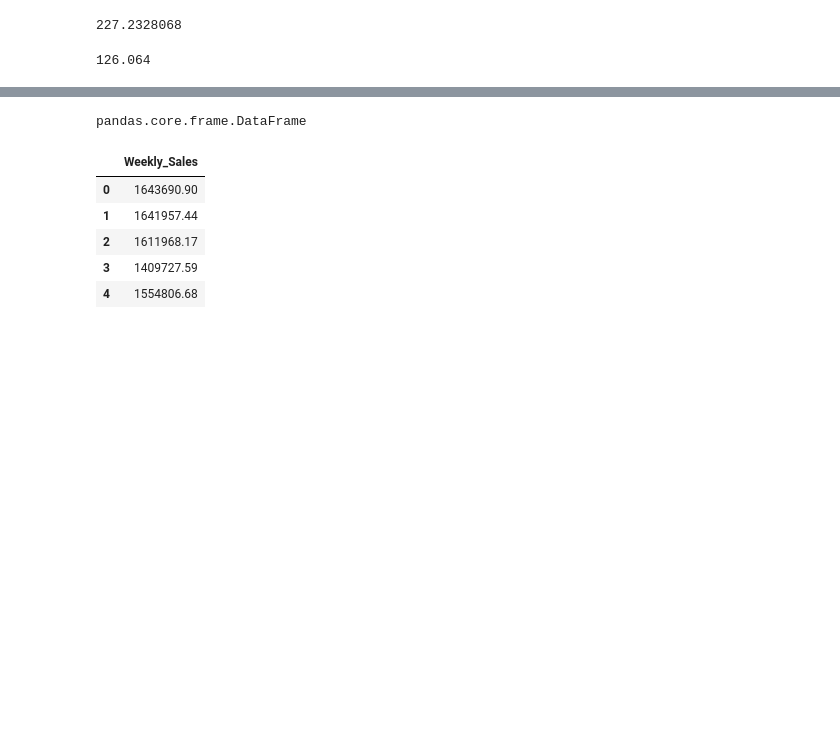
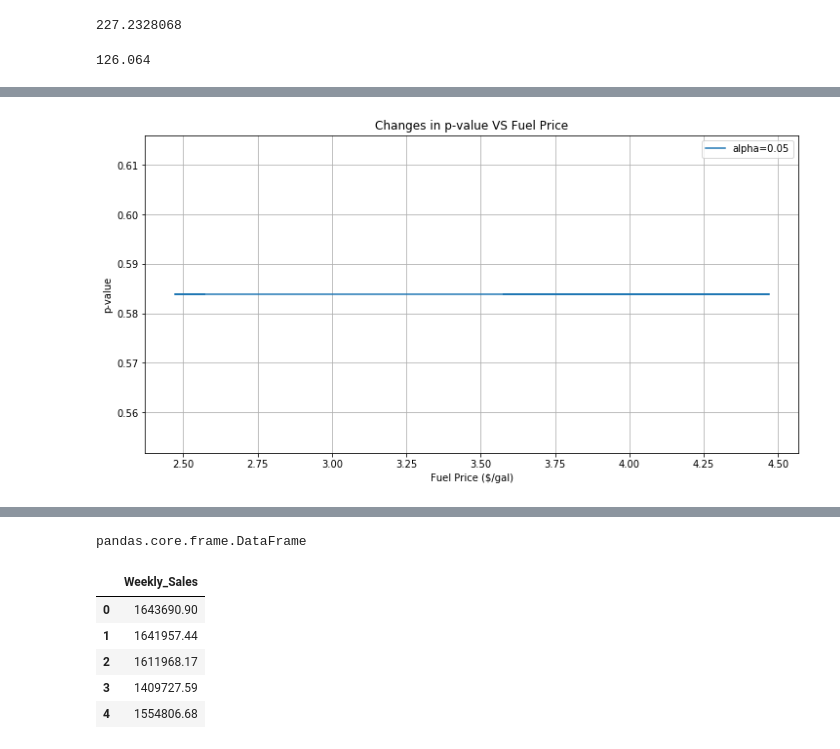
Before and after one commit to Niv-19/Capstone1_Niv, a Jupyter notebook: Walmart Sales Analysis.ipynb, the cells around one changed output, grey strips where cells are left out. Saved outputs shown, nothing was run; the diff lists cells and outputs as text; code cells hidden in the pictures; blank space fills up the shorter version.

```diff
--- a/Capstone1_Niv.ipynb
+++ b/Walmart Sales Analysis.ipynb
@@ -490,8 +491,8 @@ walmart_data.head()
 fuel_price_sort=walmart_data[['Fuel_Price','Weekly_Sales']].sort_values(by ='Fuel_Price',ascending=False)
 #mask_fuel=(fuel_price_sort['Fuel_Price'] > 3.0)
 #fuel_4above= fuel_price_sort(mask_fuel)
-mask1=fuel_price_sort.Fuel_Price>=3.5
-mask2=fuel_price_sort.Fuel_Price<3.5
+mask1=fuel_price_sort.Fuel_Price>=2.8
+mask2=fuel_price_sort.Fuel_Price<2.8
 fuel_4above_sales=fuel_price_sort[mask1]
 fuel_4above_sales
 fuel_4below_sales=fuel_price_sort[mask2]
@@ -675,0 +728,29 @@ walmart_data.CPI.min()
+# %%
+from scipy.stats import ttest_ind
+fig,ax=plt.subplots(figsize=(12,6))
+x=walmart_data.Fuel_Price.unique()
+def p_value_unemployment (x):
+    fuel_price_sort=walmart_data[['Fuel_Price','Weekly_Sales']].sort_values(by ='Fuel_Price',ascending=False)
+    p_list=[]
+    for i in x:
+        mask1=fuel_price_sort.Fuel_Price>=3.5
+        mask2=fuel_price_sort.Fuel_Price<3.5
+        fuel_4above_sales=fuel_price_sort[mask1]
+        fuel_4above_sales
+        fuel_4below_sales=fuel_price_sort[mask2]
+        fuel_4below_sales.Weekly_Sales
+        data1=np.array(fuel_4above_sales.Weekly_Sales)
+        data2=np.array(fuel_4below_sales.Weekly_Sales)
+        stat, p = ttest_ind(data1, data2,equal_var=False)
+        p_list.append(p)
+    return p_list
+p_value_list=p_value_unemployment(x)
+ax.plot(x,p_value_list,label='alpha=0.05')
+ax.set_xlabel('Fuel Price ($/gal)')
+ax.set_ylabel('p-value')
+ax.legend()
+plt.grid()
+ax.set_title("Changes in p-value VS Fuel Price")
+plt.show()
+# %% [output]
+[figure, added]
```
Also changed, not shown: parts of 24 cells of this notebook.
